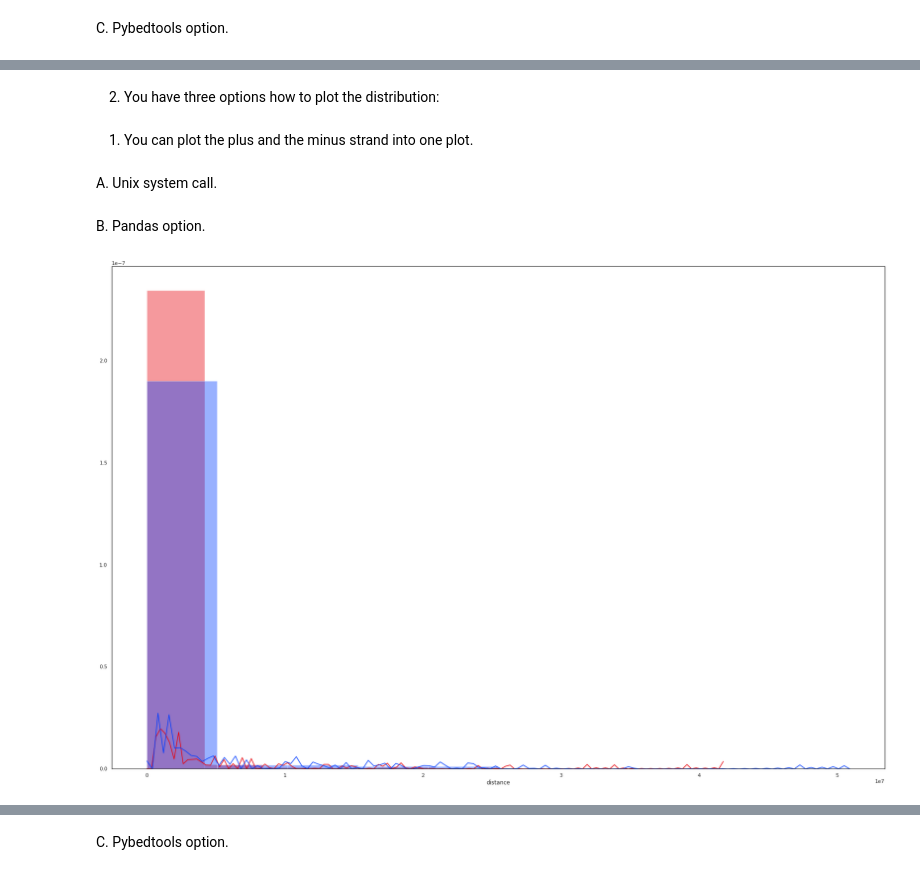
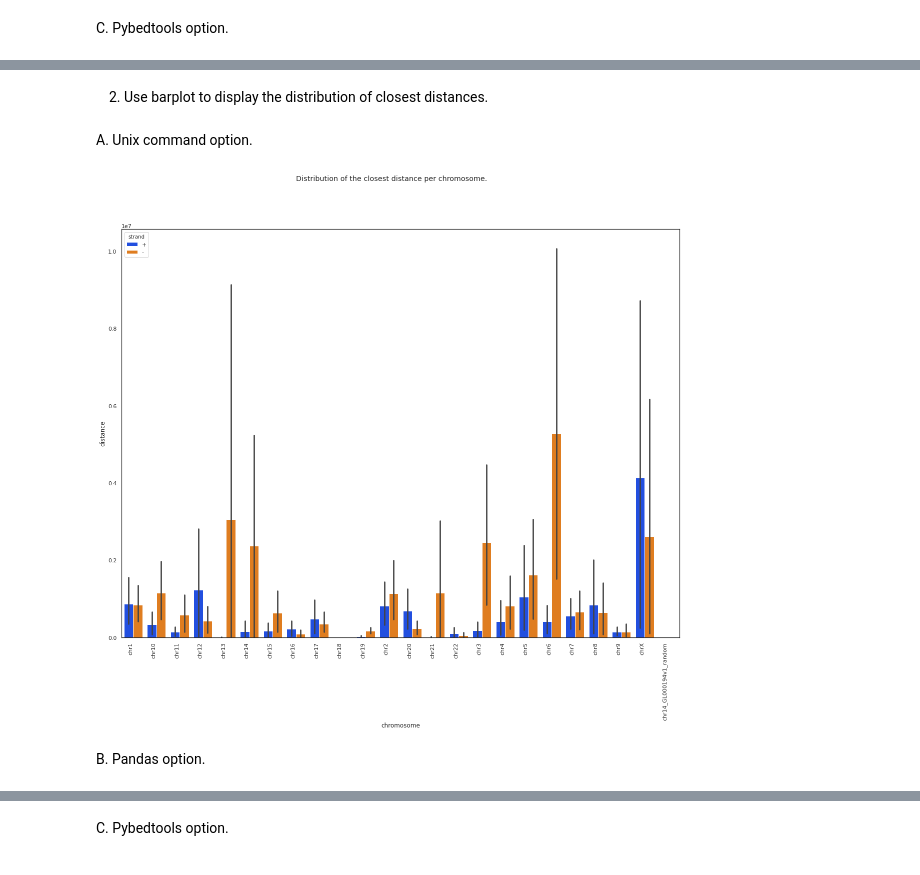
Before and after one commit to zuzanadostalova/ZD-Python-Tutorials-for-Biologists, a Jupyter notebook: 3)_Practical_assignment_minimal_distance_head_to_head_plot_revisited.ipynb, the cells around one changed output, grey strips where cells are left out. Cells and saved outputs as stored; diff of their text form; code cells hidden in the pictures.

```diff
--- a/3)_Practical_assignment_minimal_distance_head_to_head_plot_revisited.ipynb
+++ b/3)_Practical_assignment_minimal_distance_head_to_head_plot_revisited.ipynb
@@ -928,6 +957,4 @@ print(df_pybed_minus)
-# %% [markdown]
-2) You have three options how to plot the distribution:
-# %% [markdown]
-1. You can plot the plus and the minus strand into one plot.
+# %% [markdown]
+2) Use barplot to display the distribution of closest distances.
 # %% [markdown]
-A. Unix system call.
+A. Unix command option.
@@ -949,19 +961,22 @@ plt.gcf().set_size_inches((30, 20))
+# %%
+# Concatenate both dataframes into one.
+df_unix_both = pd.concat( [df_unix_plus, df_unix_minus] )
+
+sns.set(style="white", palette="bright", color_codes=True)
+
+# Hue is parameter to distinguish different set of values with different colors.
+# In your case, you distinguish plus and minus strand.
+chart = sns.barplot(
+      x='chromosome', y='distance', data=df_unix_both, hue='strand')
+# You want to rotate the label by 90 degrees to fit them nicely under the plot.
+chart.set_xticklabels(chart.get_xticklabels(), rotation=90, horizontalalignment='right')
+
+# Choose the title for the plot.
+plt.suptitle("Distribution of the closest distance per chromosome.")
+
+# Set the size of your plot.
+plt.gcf().set_size_inches((20, 15))
+# %% [output]
+[figure, added]
 # %% [markdown]
 B. Pandas option.
-# %%
-import seaborn as sns
-import matplotlib.pyplot as plt
-# With sns.set you can adjust your graph, choose style - dark grid/white,
-# color palette, font etc.
-sns.set(style="white", palette="bright", color_codes=True)
-# If you run both disttribution plots in the same cell, they
-# will be plotted in an overlapping manner.
-# Enter the column containing distance for each of the strands in a
-# variable, choose bins and discerning colors. Plot the
-# distribution plot of both plus and minus strands.
-sns.distplot(a=df_pandas_plus["distance"], bins=10, color="r")
-sns.distplot(a=df_pandas_minus["distance"], bins=10, color="b")
-# Adjust the size of the figure.
-plt.gcf().set_size_inches((30, 20))
-# %% [output]
-[figure, removed]
```
Also changed, not shown: parts of 77 cells of this notebook.
